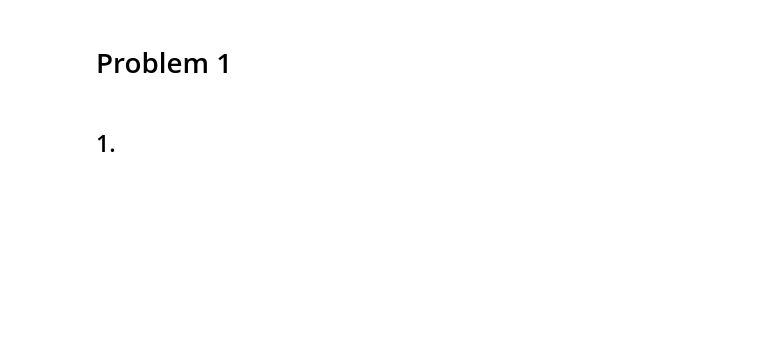
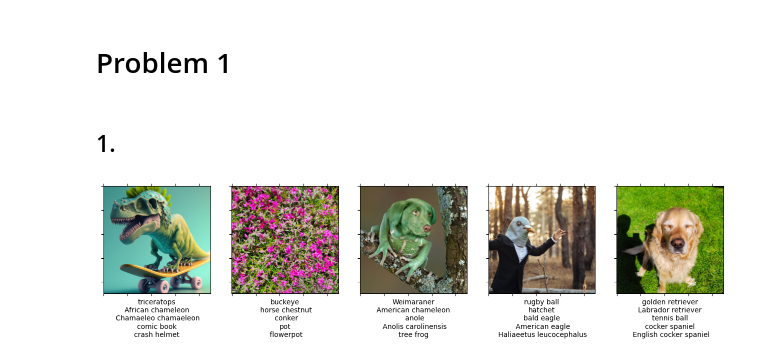
Before and after one commit to dmika1234/dl_uwr, a Jupyter notebook: Assignments/Assignment3/colab_run.ipynb, the cells around one changed output. Cells and saved outputs as stored; diff of their text form; code cells hidden in the pictures; blank space fills up the shorter version.

```diff
--- a/Assignments/Assignment3/colab_run.ipynb
+++ b/Assignments/Assignment3/colab_run.ipynb
@@ -54,3 +128,30 @@ device(type='cuda')
 # Problem 1
 # %% [markdown]
 ## 1.
+# %%
+sample_img_dir = 'Sample_imgs/'
+sample_imgs = [f for f in os.listdir(sample_img_dir)]
+# %%
+figsize(16, 10)
+i = 0
+for sample_img in sample_imgs:
+  img = ilsvrc.load_image(sample_img_dir + sample_img)
+  img_torch = to_tensor(img)
+
+  predicted_label_id = to_np(vgg.predict(img_torch, k=5)).reshape(-1)
+  predicted_labels = []
+  for id in predicted_label_id:
+    predicted_label = ilsvrc.id_to_label[id]
+    predicted_labels.extend(ilsvrc.label_to_desc[predicted_label].split(","))
+  predicted_labels = predicted_labels[0:5]
+
+  ax = plt.subplot(2, 5, 1 + i)
+  ax.set_xlabel("\n".join(predicted_labels))  # , {'verticalalignment': 'bottom'})
+  ax.set_xticklabels([], visible=False)
+  ax.set_yticklabels([], visible=False)
+  ax.tick_params(axis="both", which="both", bottom="off", left="off", top="off")
+  ax.grid(False)
+  plt.imshow(img)
+  i += 1
+# %% [output]
+[figure, added]
```
Also changed, not shown: parts of 7 cells of this notebook.
